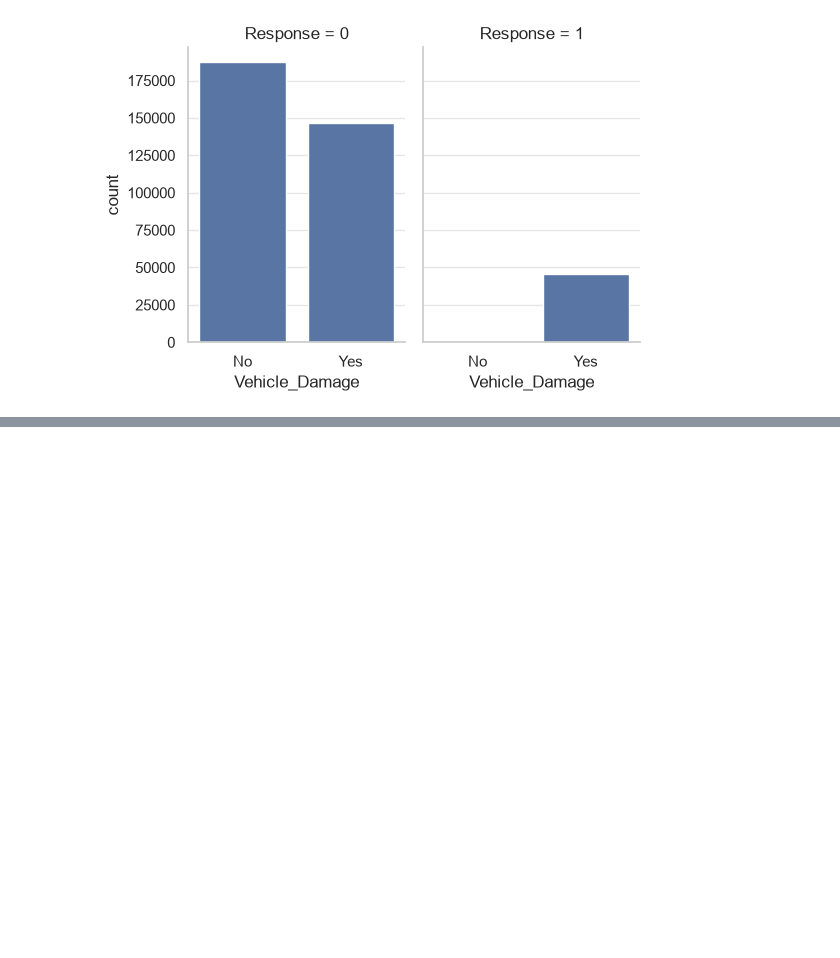
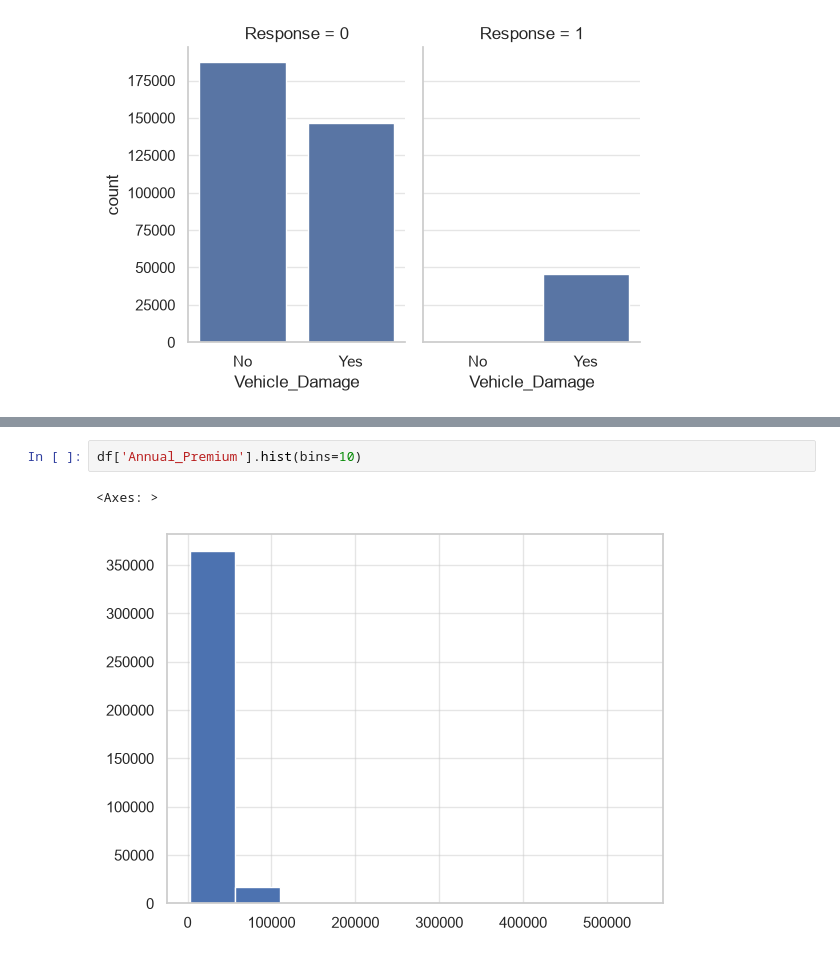
Before and after one commit to mafimashrafi/Vehicle_Insurance, a Jupyter notebook: notebook/exp_notebook.ipynb, the cells around one changed output, grey strips where cells are left out. Saved outputs shown, nothing was run; the diff lists cells and outputs as text; blank space fills up the shorter version.

```diff
--- a/notebook/exp_notebook.ipynb
+++ b/notebook/exp_notebook.ipynb
@@ -184,0 +197,5 @@ g = sns.catplot(x="Vehicle_Damage", y="count",col="Response", data=data, kind="b
+# %%
+df['Annual_Premium'].hist(bins=10)
+# %% [output]
+<Axes: >
+[figure, added]
```
Also changed, not shown: parts of 25 cells of this notebook.
